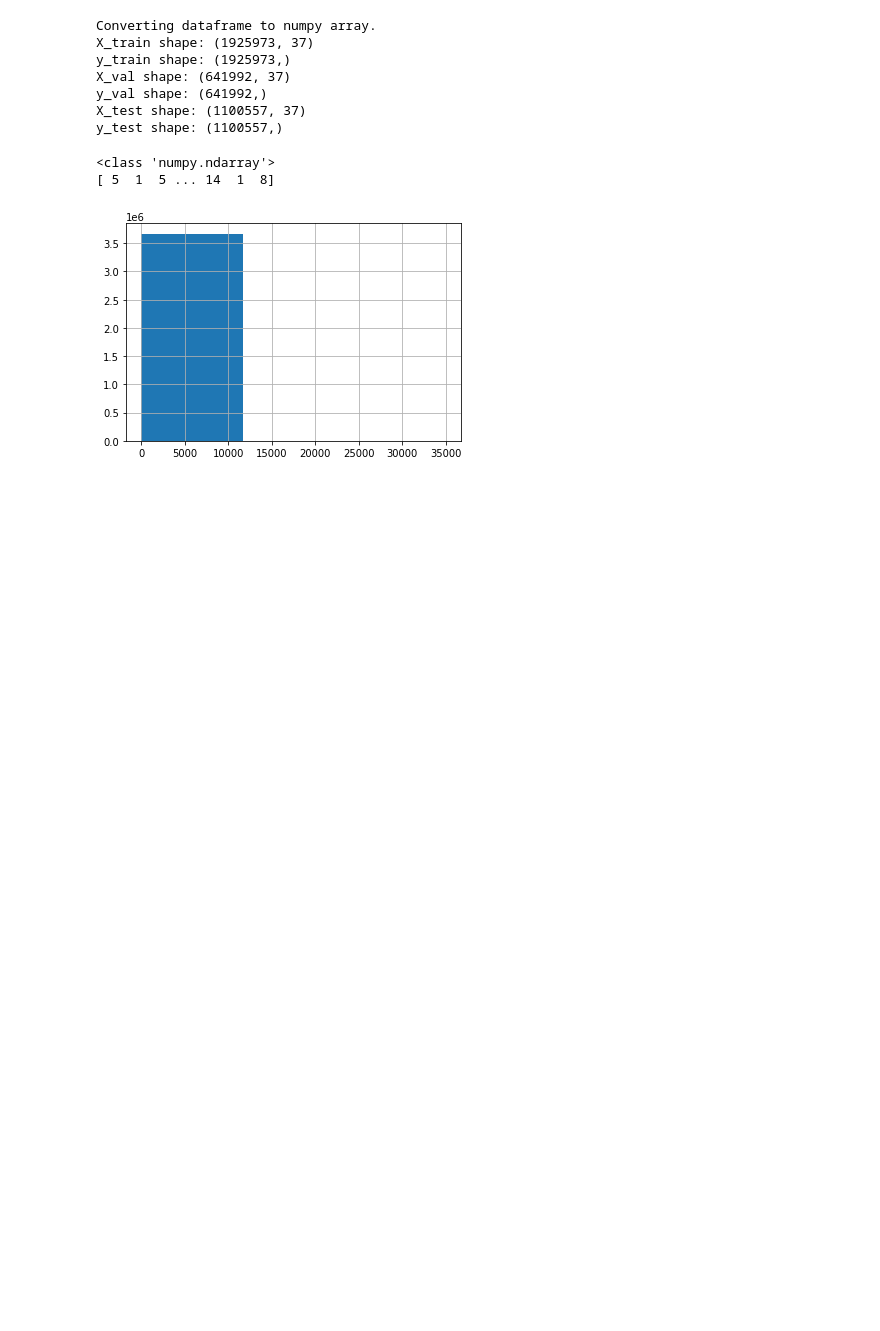
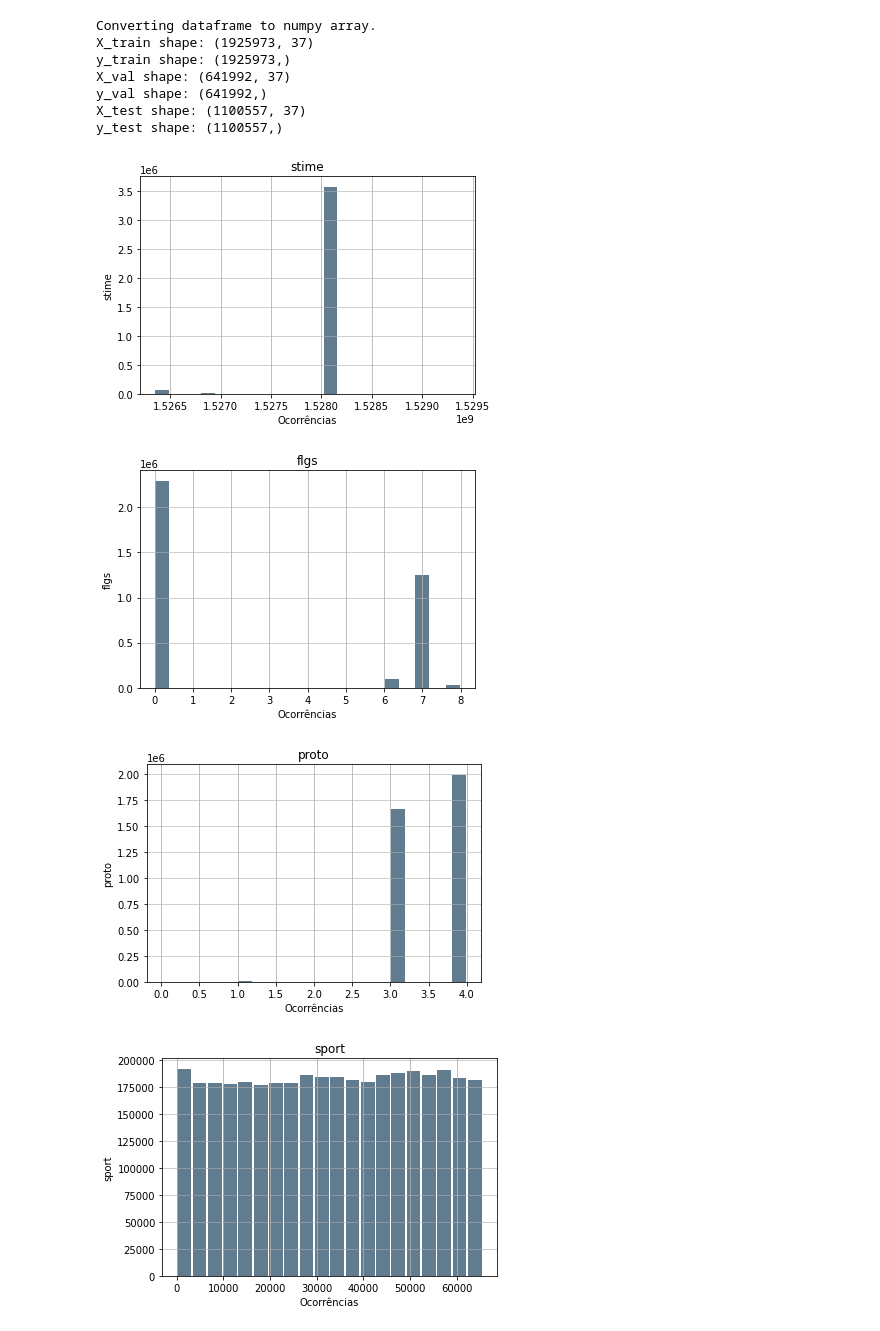
Before and after one commit to kaylani2/machineLearning, a Jupyter notebook: src/specific_models/cpe722/attack_identification/jupyter_notebooks/som_UNsupervised.ipynb, the cells around one changed output. Drawn from its saved outputs; the diff is of its cells as text; code cells hidden in the pictures; blank space fills up the shorter version.

Commit message:
Run some plots on CPE722

```diff
--- a/src/specific_models/cpe722/attack_identification/jupyter_notebooks/som_UNsupervised.ipynb
+++ b/src/specific_models/cpe722/attack_identification/jupyter_notebooks/som_UNsupervised.ipynb
@@ -191,8 +209,8 @@ y_test shape: (1100557,)
 print (type (X_train))
 #print (((X_train_df.dtypes)))
 print (df ['spkts'].values)
-hist = df ['spkts'].hist(bins=3)
+hist = df ['bytes'].hist(bins=3)
+
+plt.scatter(df ['bytes'], df ['attack'], s=100,)# c=df.female
+plt.show ()
+#plt.scatter ()
-# %% [output]
-<class 'numpy.ndarray'>
-[ 5  1  5 ... 14  1  8]
-[figure, removed]
@@ -198,0 +273,30 @@ hist = df ['spkts'].hist(bins=3)
+# %%
+### Plot histograms
+# An "interface" to matplotlib.axes.Axes.hist() method
+'''
+n, bins, patches = plt.hist(x=X_train [:, 0], bins='auto', color='#0504aa',
+                            alpha=0.7, rwidth=0.85)
+plt.grid(axis='y', alpha=0.75)
+plt.xlabel('Value')
+plt.ylabel('Frequency')
+plt.title('My Very Own Histogram')
+#plt.text(23, 45, r'$\mu=15, b=3$')
+maxfreq = n.max()
+# Set a clean upper y-axis limit.
+plt.ylim(ymax=np.ceil(maxfreq / 10) * 10 if maxfreq % 10 else maxfreq + 10)
+plt.show ()
+'''
+
+for column in df.columns:
+    df [column].plot.hist(grid=True, bins=20, rwidth=0.9,
+                       color='#607c8e')
+    plt.title(column)
+    plt.xlabel('Ocorrências')
+    plt.ylabel(column)
+    plt.grid(axis='y', alpha=0.75)
+    plt.show ()
+# %% [output]
+[figure, added]
+[figure, added]
+[figure, added]
+[figure, added]
```
Also changed, not shown: parts of 10 cells of this notebook, 3 other files.
